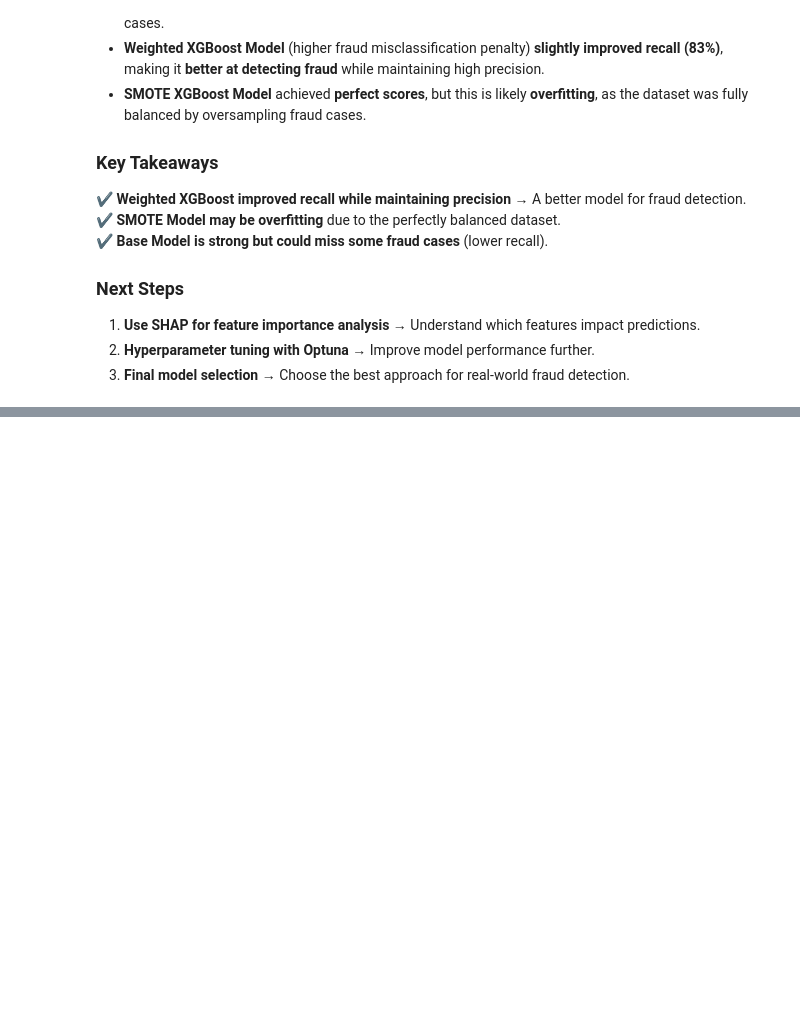
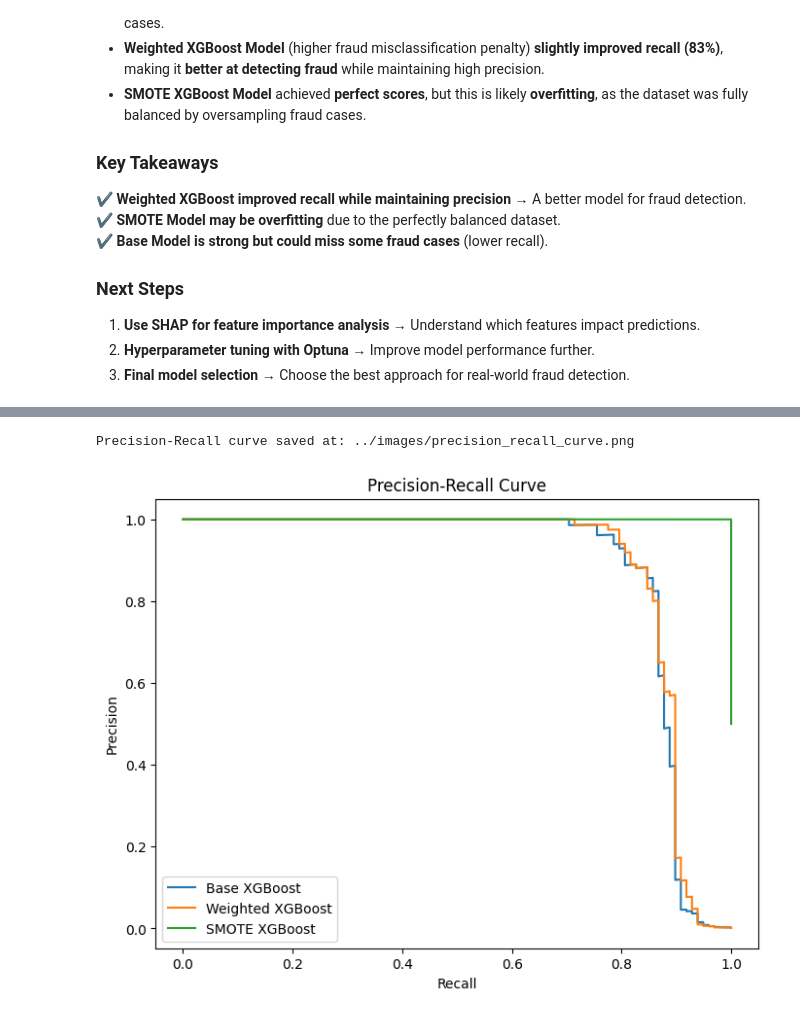
Before and after one commit to otuemre/FraudDetectAI, a Jupyter notebook: src/notebooks/03_Model_Training.ipynb, the cells around one changed output, grey strips where cells are left out. Drawn from its saved outputs; the diff is of its cells as text; code cells hidden in the pictures; blank space fills up the shorter version.

```diff
--- a/src/notebooks/03_Model_Training.ipynb
+++ b/src/notebooks/03_Model_Training.ipynb
@@ -197,0 +236,19 @@ After training three different XGBoost models, we can compare their effectivenes
+# %%
+def plot_precision_recall_curves(y_true_list, y_pred_probs_list, model_names, save_path=None):
+    plt.figure(figsize=(8, 6))
+
+    for y_true, y_pred_probs, model_name in zip(y_true_list, y_pred_probs_list, model_names):
+        precision, recall, _ = precision_recall_curve(y_true, y_pred_probs)
+        plt.plot(recall, precision, label=f"{model_name}")
+
+    plt.xlabel("Recall")
+    plt.ylabel("Precision")
+    plt.title("Precision-Recall Curve")
+    plt.legend()
+
+    # Save the plot if a path is provided
+    if save_path:
+        plt.savefig(save_path, dpi=300)
+        print(f"Precision-Recall curve saved at: {save_path}")
+
+    plt.show()
@@ -197,0 +312,6 @@ After training three different XGBoost models, we can compare their effectivenes
+# %%
+# Call function and save figure
+plot_precision_recall_curves(y_true_list, y_pred_probs_list, model_names, save_path="../images/precision_recall_curve.png")
+# %% [output]
+Precision-Recall curve saved at: ../images/precision_recall_curve.png
+[figure, added]
```
Also changed, not shown: parts of 13 cells of this notebook, 3 other files.
